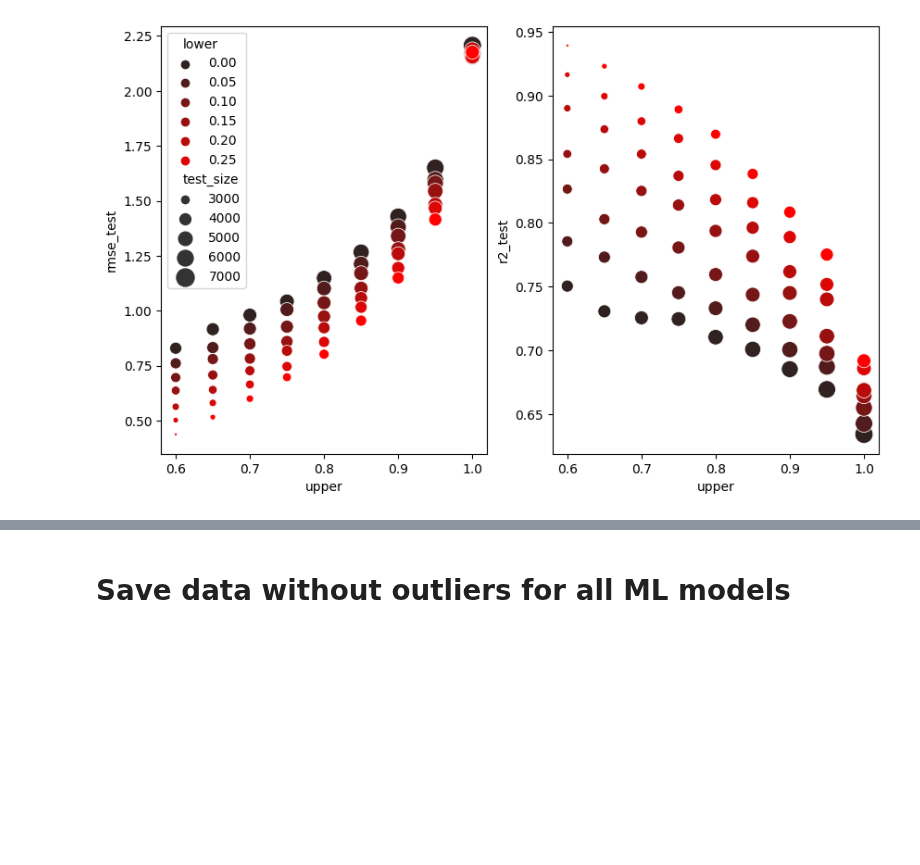
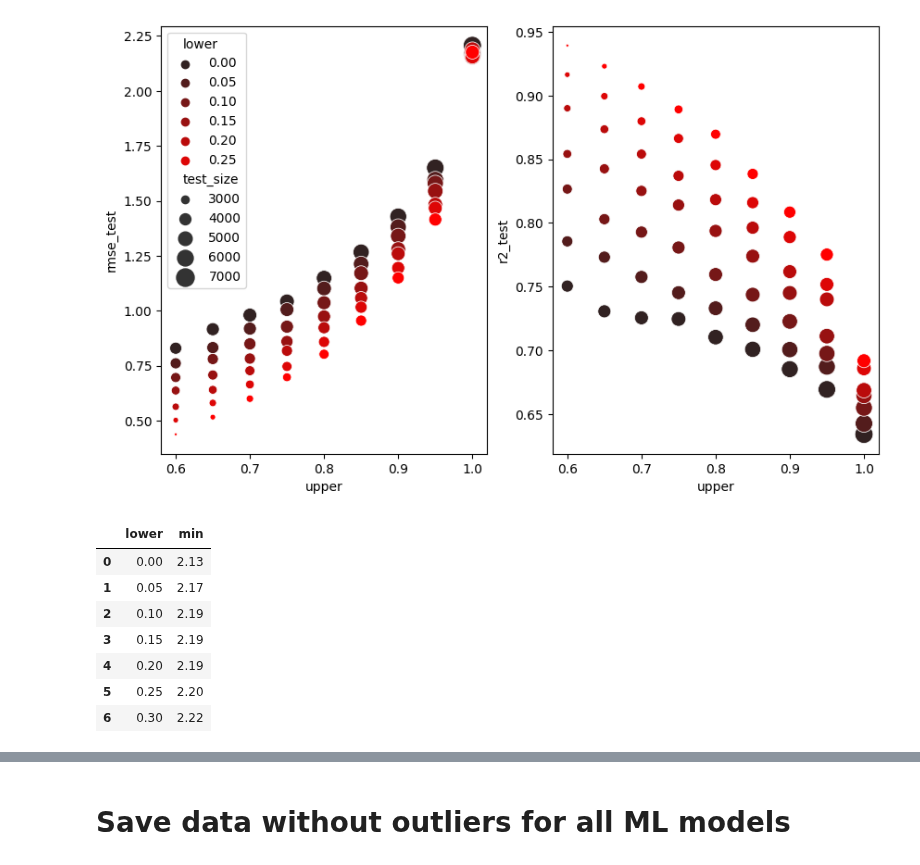
Before and after one commit to EdvinasStonevicius/LT-national-salary-analysis, a Jupyter notebook: python/02_Feature_enginieering_3_Outlier_Analysis.ipynb, the cells around one changed output, grey strips where cells are left out. Cells and saved outputs as stored; diff of their text form; code cells hidden in the pictures; blank space fills up the shorter version.

```diff
--- a/python/02_Feature_enginieering_3_Outlier_Analysis.ipynb
+++ b/python/02_Feature_enginieering_3_Outlier_Analysis.ipynb
@@ -229,2 +243,14 @@ sns.scatterplot(ax=ax[1], data=size_effect, x='upper', y='r2_test', size='test_s
 # %% [output]
 [figure]
+# %%
+min_values = size_effect[['lower', 'min']].drop_duplicates()
+min_values
+# %% [output]
+|  | lower | min |
+| 0 | 0.00 | 2.13 |
+| 1 | 0.05 | 2.17 |
+| 2 | 0.10 | 2.19 |
+| 3 | 0.15 | 2.19 |
+| 4 | 0.20 | 2.19 |
+| 5 | 0.25 | 2.20 |
+| 6 | 0.30 | 2.22 |
```
Also changed, not shown: parts of 4 cells of this notebook.
